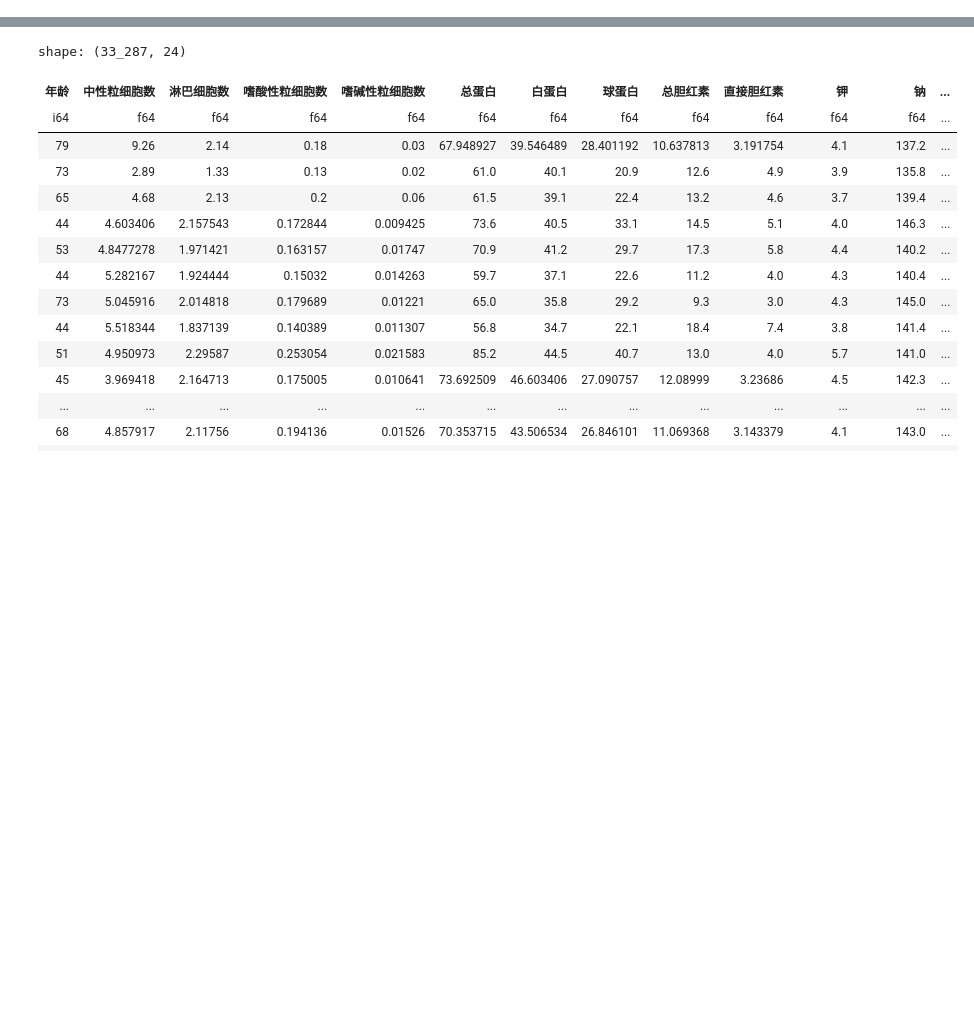
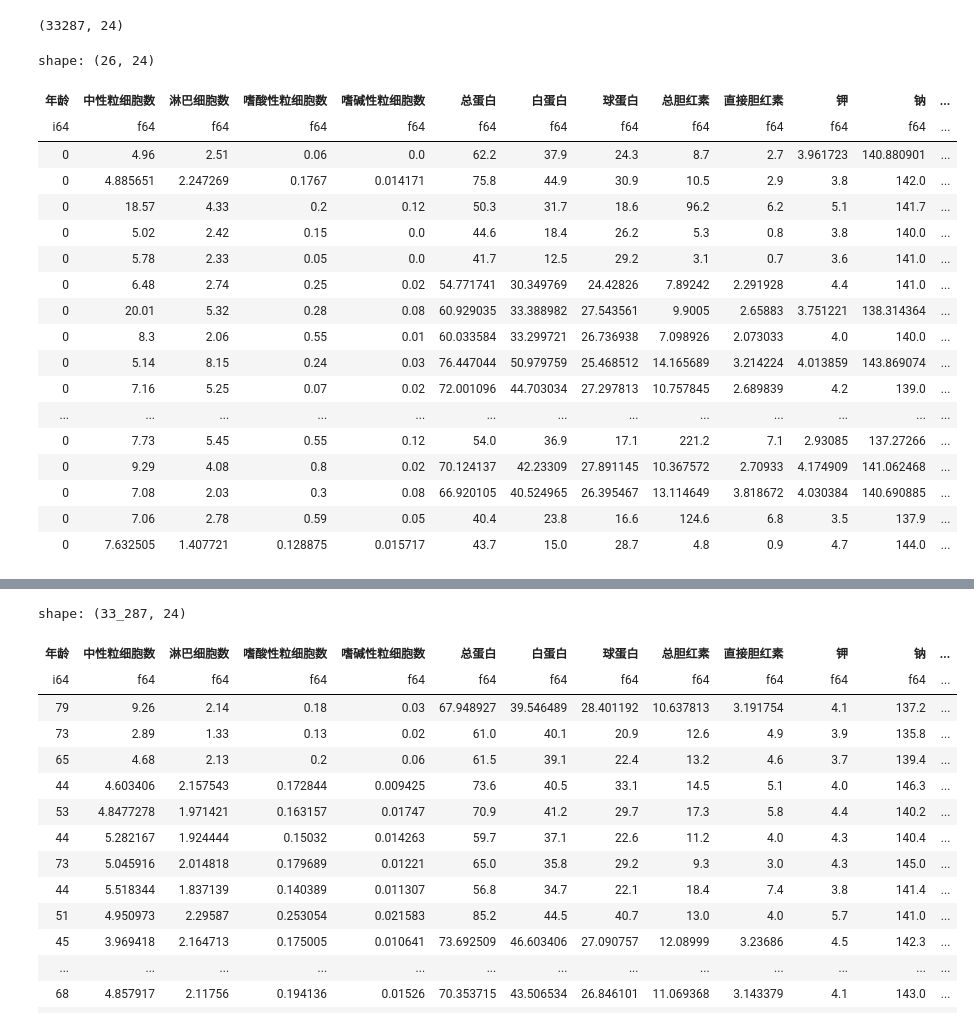
Before and after one commit to MarkOverthinker/GP_HP, a Jupyter notebook: code/data_analyse.ipynb, the cells around one changed output, grey strips where cells are left out. Saved outputs shown, nothing was run; the diff lists cells and outputs as text; code cells hidden in the pictures; blank space fills up the shorter version.

```diff
--- a/code/data_analyse.ipynb
+++ b/code/data_analyse.ipynb
@@ -6,5 +6,4 @@ from sklearn.model_selection import cross_val_score
 from sklearn.model_selection import train_test_split
 # %%
 data_path = '/home/gyli/GP_HP/data/hypertension.csv'
-raw_data = pl.read_csv(data_path, dtypes={'年龄' : pl.Float64})
-# .with_columns(pl.col('年龄').cast(pl.Int64))
+raw_data = pl.read_csv(data_path, dtypes={'年龄' : pl.Float64}).with_columns(pl.col('年龄').cast(pl.Int64))
@@ -10,0 +25,26 @@ raw_data = pl.read_csv(data_path, dtypes={'年龄' : pl.Float64})
+# %%
+raw_data.shape
+# %% [output]
+(33287, 24)
+# %%
+raw_data.filter(pl.col('年龄') < 1)
+# %% [output]
+shape: (26, 24)
+| 年龄 | 中性粒细胞数 | 淋巴细胞数 | 嗜酸性粒细胞数 | 嗜碱性粒细胞数 | 总蛋白 | 白蛋白 | 球蛋白 | 总胆红素 | 直接胆红素 | 钾 | 钠 | ... |
+| i64 | f64 | f64 | f64 | f64 | f64 | f64 | f64 | f64 | f64 | f64 | f64 | ... |
+| 0 | 4.96 | 2.51 | 0.06 | 0.0 | 62.2 | 37.9 | 24.3 | 8.7 | 2.7 | 3.961723 | 140.880901 | ... |
+| 0 | 4.885651 | 2.247269 | 0.1767 | 0.014171 | 75.8 | 44.9 | 30.9 | 10.5 | 2.9 | 3.8 | 142.0 | ... |
+| 0 | 18.57 | 4.33 | 0.2 | 0.12 | 50.3 | 31.7 | 18.6 | 96.2 | 6.2 | 5.1 | 141.7 | ... |
+| 0 | 5.02 | 2.42 | 0.15 | 0.0 | 44.6 | 18.4 | 26.2 | 5.3 | 0.8 | 3.8 | 140.0 | ... |
+| 0 | 5.78 | 2.33 | 0.05 | 0.0 | 41.7 | 12.5 | 29.2 | 3.1 | 0.7 | 3.6 | 141.0 | ... |
+| 0 | 6.48 | 2.74 | 0.25 | 0.02 | 54.771741 | 30.349769 | 24.42826 | 7.89242 | 2.291928 | 4.4 | 141.0 | ... |
+| 0 | 20.01 | 5.32 | 0.28 | 0.08 | 60.929035 | 33.388982 | 27.543561 | 9.9005 | 2.65883 | 3.751221 | 138.314364 | ... |
+| 0 | 8.3 | 2.06 | 0.55 | 0.01 | 60.033584 | 33.299721 | 26.736938 | 7.098926 | 2.073033 | 4.0 | 140.0 | ... |
+| 0 | 5.14 | 8.15 | 0.24 | 0.03 | 76.447044 | 50.979759 | 25.468512 | 14.165689 | 3.214224 | 4.013859 | 143.869074 | ... |
+| 0 | 7.16 | 5.25 | 0.07 | 0.02 | 72.001096 | 44.703034 | 27.297813 | 10.757845 | 2.689839 | 4.2 | 139.0 | ... |
+| ... | ... | ... | ... | ... | ... | ... | ... | ... | ... | ... | ... | ... |
+| 0 | 7.73 | 5.45 | 0.55 | 0.12 | 54.0 | 36.9 | 17.1 | 221.2 | 7.1 | 2.93085 | 137.27266 | ... |
+| 0 | 9.29 | 4.08 | 0.8 | 0.02 | 70.124137 | 42.23309 | 27.891145 | 10.367572 | 2.70933 | 4.174909 | 141.062468 | ... |
+| 0 | 7.08 | 2.03 | 0.3 | 0.08 | 66.920105 | 40.524965 | 26.395467 | 13.114649 | 3.818672 | 4.030384 | 140.690885 | ... |
+| 0 | 7.06 | 2.78 | 0.59 | 0.05 | 40.4 | 23.8 | 16.6 | 124.6 | 6.8 | 3.5 | 137.9 | ... |
+| 0 | 7.632505 | 1.407721 | 0.128875 | 0.015717 | 43.7 | 15.0 | 28.7 | 4.8 | 0.9 | 4.7 | 144.0 | ... |
```
Also changed, not shown: parts of 7 cells of this notebook, 3 other files.
